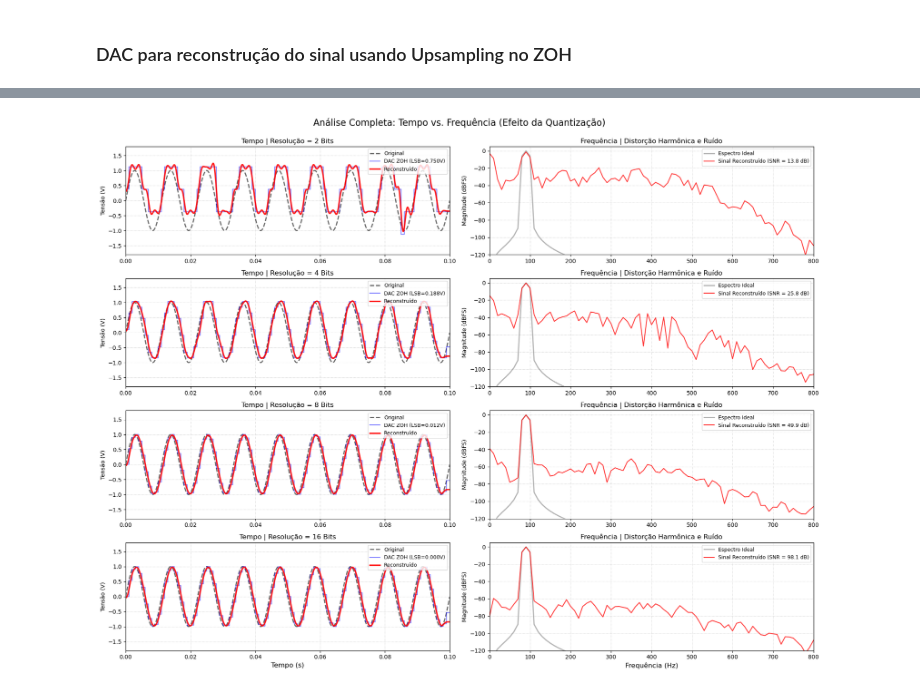
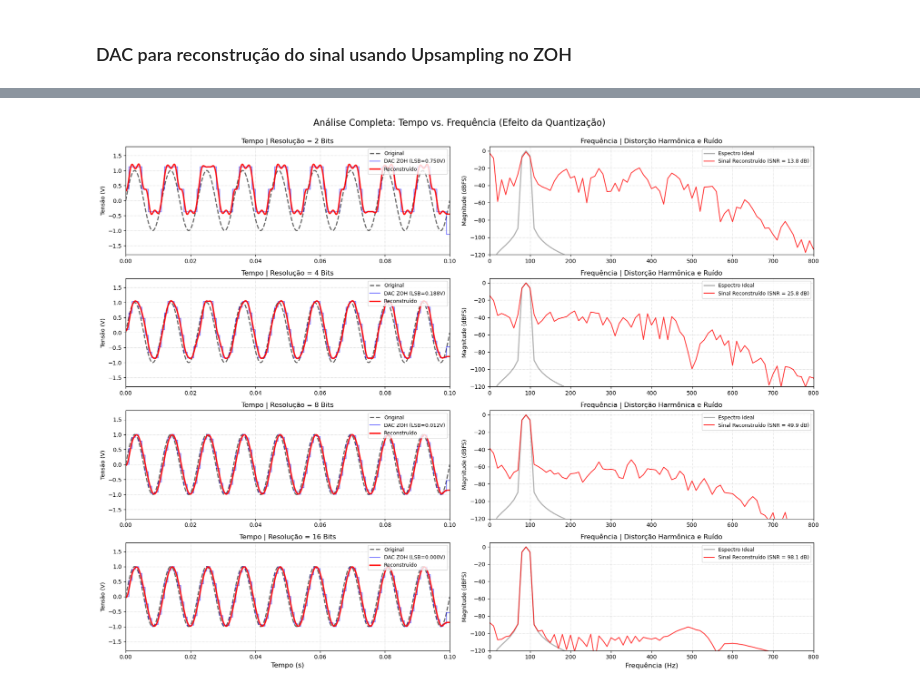
Before and after one commit to elmerfariass/DSPcap, a Jupyter notebook: ADC&DAC.ipynb, the cells around one changed output, grey strips where cells are left out. Drawn from its saved outputs; the diff is of its cells as text; code cells hidden in the pictures.

```diff
--- a/ADC&DAC.ipynb
+++ b/ADC&DAC.ipynb
@@ -946,7 +947,7 @@ Simulated ADC SNR     : 71.80 dB
 # %% [markdown]
 ### DAC para reconstrução do sinal usando Upsampling no ZOH
 # %%
-def simulate_dac(digital_signal_text, bits, v_min, v_max, fs_digital, zoh_factor=100, use_filter=True, gray_input=True):
+def simulate_dac(digital_signal_text, bits, v_min, v_max, fs_digital, zoh_factor=100, use_filter=True, fc=None, gray_input=True):
     """
     Simulates a Digital-to-Analog Converter (DAC) including decoding,
     Zero-Order Hold (ZOH), and reconstruction filtering.
@@ -967,6 +968,9 @@ def simulate_dac(digital_signal_text, bits, v_min, v_max, fs_digital, zoh_factor
         Upsampling factor for Zero-Order Hold interpolation (default is 100).
     use_filter : bool, optional
         Enable reconstruction low-pass filter (default is True).
+    fc : float, optional
+        Custom cutoff frequency for the reconstruction filter (in Hz).
+        If None, defaults to the Nyquist frequency (fs_digital / 2).
     gray_input : bool, optional
         If True, converts Gray code to standard binary; if False, treats input as standard binary (default is True).
 
@@ -1017,14 +1021,21 @@ def simulate_dac(digital_signal_text, bits, v_min, v_max, fs_digital, zoh_factor
 
     # --- 4. RECONSTRUCTION FILTER ---
     if use_filter:
-        # Set cutoff at Nyquist frequency (half of the digital sampling rate)
-        cutoff_freq = fs_digital / 2
-        # Normalize cutoff frequency relative to the high-res analog frequency
-        norm_cutoff = cutoff_freq / (fs_analog / 2)
-        # Design a 6th order Butterworth low-pass filter
-        b, a = butter(N=8, Wn=norm_cutoff, btype='low')
-        # Apply zero-phase filtering
-        reconstructed_signal = filtfilt(b, a, zoh_signal)
+        # Determine the cutoff frequency to use
+        if fc is None:
+            actual_cutoff = fs_digital / 2.0
+        else:
+            actual_cutoff = fc
+
+        # Normalize cutoff frequency relative to the high-res analog Nyquist frequency
+        norm_cutoff = actual_cutoff / (fs_analog / 2.0)
+
+        # Design an 8th order Butterworth low-pass filter using SOS (Second-Order Sections)
+        # 'sos' prevents numerical instability for high-order or narrow-band filters!
+        sos = butter(N=8, Wn=norm_cutoff, btype='low', output='sos') # <-- Mudou aqui!
+
+        # Apply zero-phase filtering using SOS
+        reconstructed_signal = sosfiltfilt(sos, zoh_signal)          # <-- Mudou aqui!
     else:
         reconstructed_signal = zoh_signal
 
@@ -1142,12 +1153,16 @@ def plot_fft(signal_data, fs, label, color):
 # --- Spectral Analysis Visualization ---
 plt.figure(figsize=(12, 6))
 
+# Pega a diferença de tempo entre a segunda amostra (índice 1) e a primeira (índice 0)
+delta_t = reconstructed_analog_time[1] - reconstructed_analog_time[0]
+
+# A frequência é o inverso do delta T
+ACTUAL_DAC_FS = 1 / delta_t
 # 1. FFT of the Zero-Order Hold (Staircase) signal
-# Note: We use ANALOG_SAMPLING_FREQ because the ZOH array was upsampled to this resolution
-plot_fft(zoh_signal, ANALOG_SAMPLING_FREQ, 'ZOH Spectrum (With Images)', 'magenta')
+plot_fft(zoh_signal, ACTUAL_DAC_FS, 'ZOH Spectrum (With Images)', 'magenta')
 
 # 2. FFT of the Filtered (Reconstructed) signal
-plot_fft(reconstructed_signal, ANALOG_SAMPLING_FREQ, 'Filtered Spectrum (Reconstructed)', 'green')
+plot_fft(reconstructed_signal, ACTUAL_DAC_FS, 'Filtered Spectrum (Reconstructed)', 'green')
 
 # Graph Settings
 plt.title('Spectral Analysis: Effect of ZOH vs. Reconstruction Filter')
@@ -1155,8 +1170,8 @@ plt.xlabel('Frequency (Hz)')
 plt.ylabel('Magnitude (dB)')
 
 # Focus on the region of interest (up to 2.5x the ADC sampling frequency)
-plt.xlim(0, ADC_SAMPLING_FREQ * 2.5)
-plt.ylim(-80, 5) # Zoomed to see quantization noise and spectral replicas
+plt.xlim(0, ADC_SAMPLING_FREQ )
+plt.ylim(-120, 5) # Zoomed to see quantization noise and spectral replicas
 
 # Highlight critical frequencies
 plt.axvline(SIGNAL_FREQ, color='red', linestyle='--', alpha=0.5, label=f'Signal Freq ({SIGNAL_FREQ}Hz)')
@@ -1393,7 +1433,7 @@ for i, bits in enumerate(bits_list):
     fator_zoh = int(analog_fs / fs_adc)
     (t_dig, volt_sig, t_dac, zoh_sig, rec_sig) = simulate_dac(
         g_str, num_bits, v_min, v_max, fs_adc,
-        zoh_factor=fator_zoh, use_filter=True, gray_input=True
+        zoh_factor=fator_zoh, use_filter=True, fc=None, gray_input=True
     )
 
     # ==========================================
@@ -1413,31 +1453,31 @@ for i, bits in enumerate(bits_list):
     ax_time.plot(t_dac, rec_sig, 'r-', lw=2.5, alpha=0.9, label='Reconstruído')
 
     ax_time.set_title(f'Tempo | Resolução = {bits} Bits', fontsize=12)
     ax_time.set_ylabel('Tensão (V)')
     ax_time.set_xlim(0, t_sim)
     ax_time.set_ylim(-1.8, 1.8)
     ax_time.grid(True, linestyle=':', alpha=0.7)
     ax_time.legend(loc='upper right', fontsize=9)
 
     # --- GRÁFICO DA DIREITA (FREQUÊNCIA) ---
     ax_freq.plot(xf_orig, mag_orig, color='gray', lw=2, alpha=0.6, label='Espectro Ideal')
     ax_freq.plot(xf_rec, mag_rec, color='red', lw=1.5, alpha=0.8, label=f'Sinal Reconstruído (SNR = {snr:.1f} dB)')
 
     ax_freq.set_title(f'Frequência | Distorção Harmônica e Ruído', fontsize=12)
     ax_freq.set_ylabel('Magnitude (dBFS)')
     # Limitamos o eixo X até 800 Hz para ver o limite de Nyquist (500 Hz) e a ação do filtro passa-baixa
     ax_freq.set_xlim(0, 800)
     ax_freq.set_ylim(-120, 5)
     ax_freq.grid(True, which='both', linestyle=':', alpha=0.7)
     ax_freq.legend(loc='upper right', fontsize=9)
 
     # Eixos X apenas na última linha
     if i == len(bits_list) - 1:
         ax_time.set_xlabel('Tempo (s)', fontsize=12)
         ax_freq.set_xlabel('Frequência (Hz)', fontsize=12)
 
 plt.tight_layout()
 plt.subplots_adjust(top=0.93)
 plt.show()
 # %% [output]
-[figure, old version]
+[figure, new version]
```
Also changed, not shown: parts of 6 cells of this notebook.
